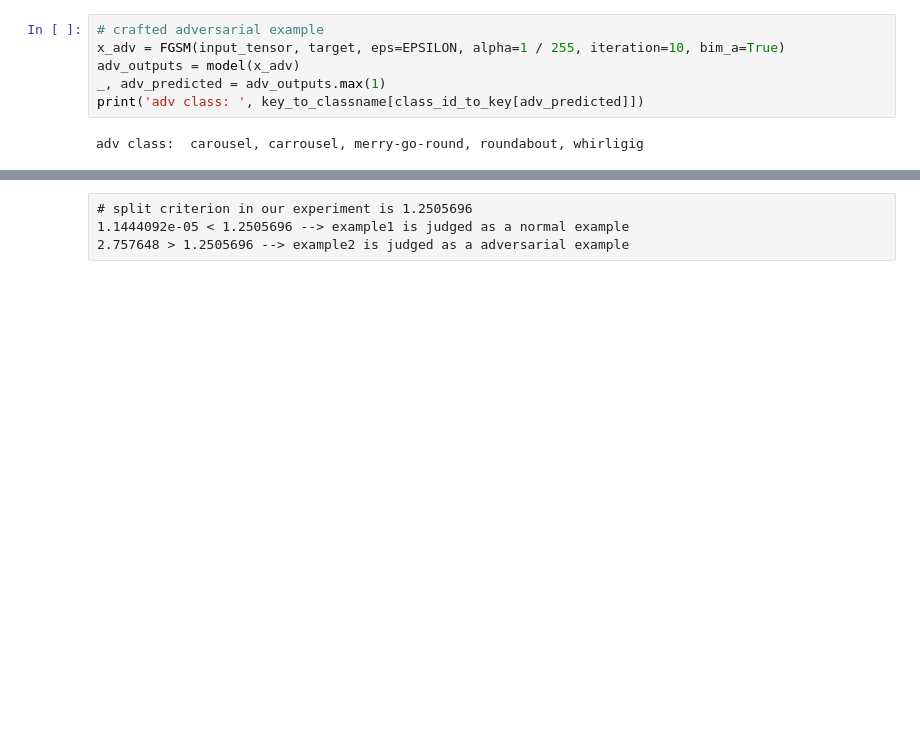
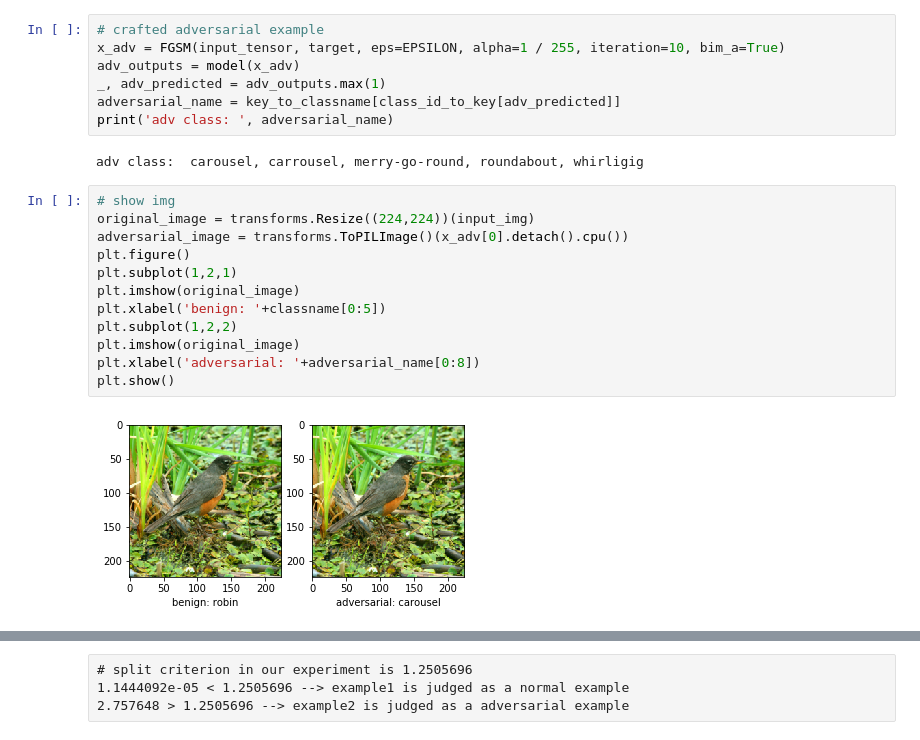
Before and after one commit to Mrzhouqifei/DBA, a Jupyter notebook: example.ipynb, the cells around one changed output, grey strips where cells are left out. Drawn from its saved outputs; the diff is of its cells as text; blank space fills up the shorter version.

```diff
--- a/example.ipynb
+++ b/example.ipynb
@@ -99,9 +100,24 @@ benign example criterion:  1.1444092e-05
 x_adv = FGSM(input_tensor, target, eps=EPSILON, alpha=1 / 255, iteration=10, bim_a=True)
 adv_outputs = model(x_adv)
 _, adv_predicted = adv_outputs.max(1)
-print('adv class: ', key_to_classname[class_id_to_key[adv_predicted]])
+adversarial_name = key_to_classname[class_id_to_key[adv_predicted]]
+print('adv class: ', adversarial_name)
 # %% [output]
 adv class:  carousel, carrousel, merry-go-round, roundabout, whirligig
+# %%
+# show img
+original_image = transforms.Resize((224,224))(input_img)
+adversarial_image = transforms.ToPILImage()(x_adv[0].detach().cpu())
+plt.figure()
+plt.subplot(1,2,1)
+plt.imshow(original_image)
+plt.xlabel('benign: '+classname[0:5])
+plt.subplot(1,2,2)
+plt.imshow(original_image)
+plt.xlabel('adversarial: '+adversarial_name[0:8])
+plt.show()
+# %% [output]
+[figure, added]
 # %%
 # adv undercover fgsm
 adv_fgsm = FGSM(x_adv, adv_predicted, eps=EPSILON_TRAIN)  #
```
Also changed, not shown: parts of 2 cells of this notebook, 8 other files.
